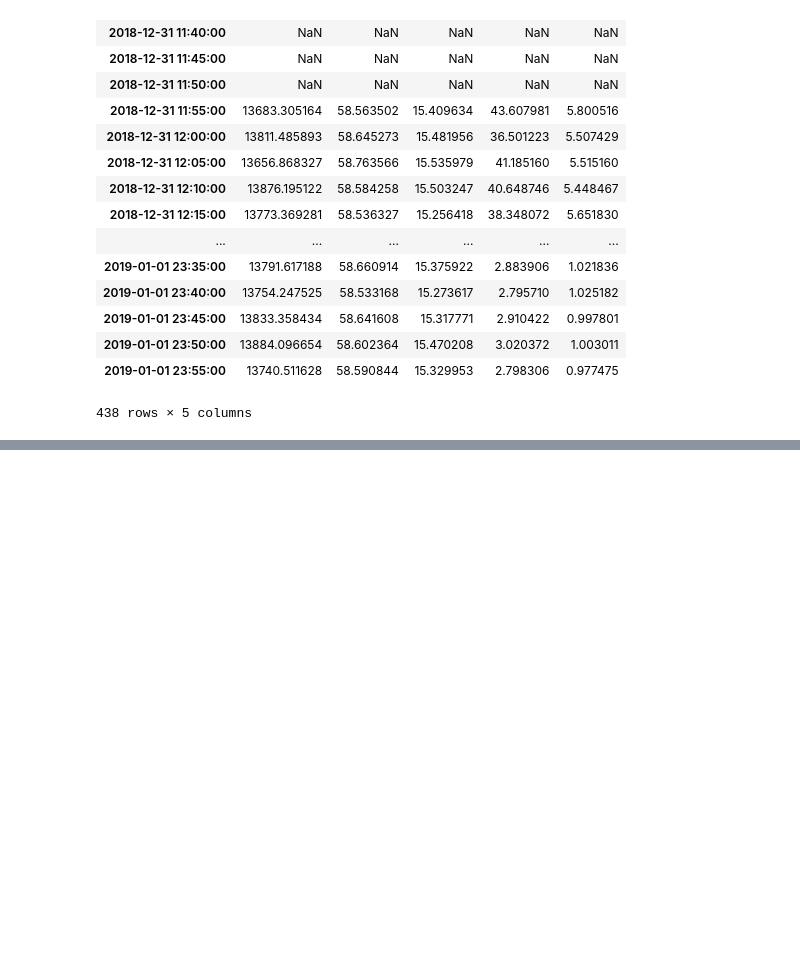
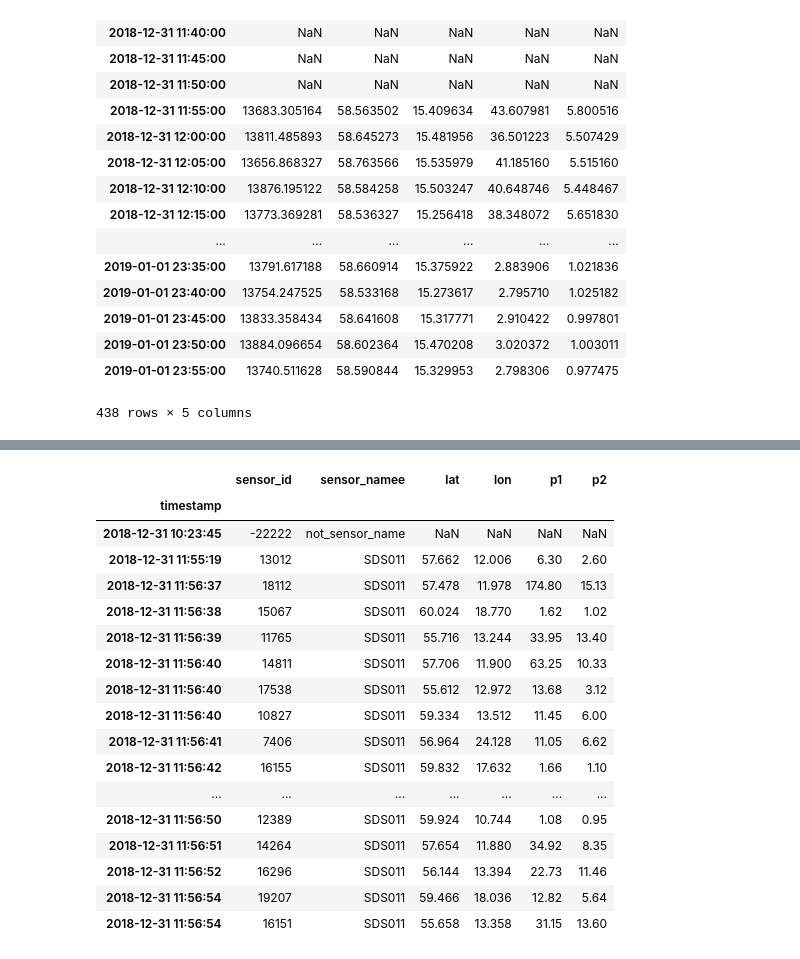
Before and after one commit to miskaknapek/dustmin_to_csv__various_code, a Jupyter notebook: luftdaten_dust_min_to_tabular_data__SCRATCHPAD_02-Copy1.ipynb, the cells around one changed output, grey strips where cells are left out. Saved outputs shown, nothing was run; the diff lists cells and outputs as text; code cells hidden in the pictures; blank space fills up the shorter version.

```diff
--- a/luftdaten_dust_min_to_tabular_data__SCRATCHPAD_02-Copy1.ipynb
+++ b/luftdaten_dust_min_to_tabular_data__SCRATCHPAD_02-Copy1.ipynb
@@ -666,0 +697,4 @@ in_data__resampled
+# %%
+in_data_w_time_index = in_data__reloaded.set_index( 'timestamp' )
+in_data_w_time_index.sort_index()
+in_data_w_time_index.head()
@@ -666,0 +709,3 @@ in_data__resampled
+# %%
+single_row_of_data__02 = in_data_w_time_index.iloc[0]
+single_row_of_data__02
@@ -666,0 +720,9 @@ in_data__resampled
+# %%
+single_row_of_data__02.at['p1'] = np.NaN
+single_row_of_data__02.at['p2'] = np.NaN
+single_row_of_data__02.at['lat'] = np.NaN
+single_row_of_data__02.at['lon'] = np.NaN
+single_row_of_data__02.at['sensor_namee'] = "not_sensor_name"
+single_row_of_data__02.at['sensor_id'] = -22222
+# single_row_of_data__02.at['timestamp'] = pd.to_datetime( '2018-12-31 1:23:45')
+single_row_of_data__02
@@ -666,0 +741,2 @@ in_data__resampled
+# %%
+single_row_of_data__02.name = pd.to_datetime( '2018-12-31 10:23:45')
@@ -666,0 +753,26 @@ in_data__resampled
+# %%
+# now let's see if we append it to the in_data_w_time_index
+in_data_w_time_index = in_data_w_time_index.append( single_row_of_data__02 )
+in_data_w_time_index = in_data_w_time_index.sort_index()
+# and shorten things a little
+in_data_w_time_index = in_data_w_time_index[:25]
+in_data_w_time_index
+# %% [output]
+|  | sensor_id | sensor_namee | lat | lon | p1 | p2 |
+| timestamp |  |  |  |  |  |  |
+| 2018-12-31 10:23:45 | -22222 | not_sensor_name | NaN | NaN | NaN | NaN |
+| 2018-12-31 11:55:19 | 13012 | SDS011 | 57.662 | 12.006 | 6.30 | 2.60 |
+| 2018-12-31 11:56:37 | 18112 | SDS011 | 57.478 | 11.978 | 174.80 | 15.13 |
+| 2018-12-31 11:56:38 | 15067 | SDS011 | 60.024 | 18.770 | 1.62 | 1.02 |
+| 2018-12-31 11:56:39 | 11765 | SDS011 | 55.716 | 13.244 | 33.95 | 13.40 |
+| 2018-12-31 11:56:40 | 14811 | SDS011 | 57.706 | 11.900 | 63.25 | 10.33 |
+| 2018-12-31 11:56:40 | 17538 | SDS011 | 55.612 | 12.972 | 13.68 | 3.12 |
+| 2018-12-31 11:56:40 | 10827 | SDS011 | 59.334 | 13.512 | 11.45 | 6.00 |
+| 2018-12-31 11:56:41 | 7406 | SDS011 | 56.964 | 24.128 | 11.05 | 6.62 |
+| 2018-12-31 11:56:42 | 16155 | SDS011 | 59.832 | 17.632 | 1.66 | 1.10 |
+| ... | ... | ... | ... | ... | ... | ... |
+| 2018-12-31 11:56:50 | 12389 | SDS011 | 59.924 | 10.744 | 1.08 | 0.95 |
+| 2018-12-31 11:56:51 | 14264 | SDS011 | 57.654 | 11.880 | 34.92 | 8.35 |
+| 2018-12-31 11:56:52 | 16296 | SDS011 | 56.144 | 13.394 | 22.73 | 11.46 |
+| 2018-12-31 11:56:54 | 19207 | SDS011 | 59.466 | 18.036 | 12.82 | 5.64 |
+| 2018-12-31 11:56:54 | 16151 | SDS011 | 55.658 | 13.358 | 31.15 | 13.60 |
```
Also changed, not shown: parts of 22 cells of this notebook.
